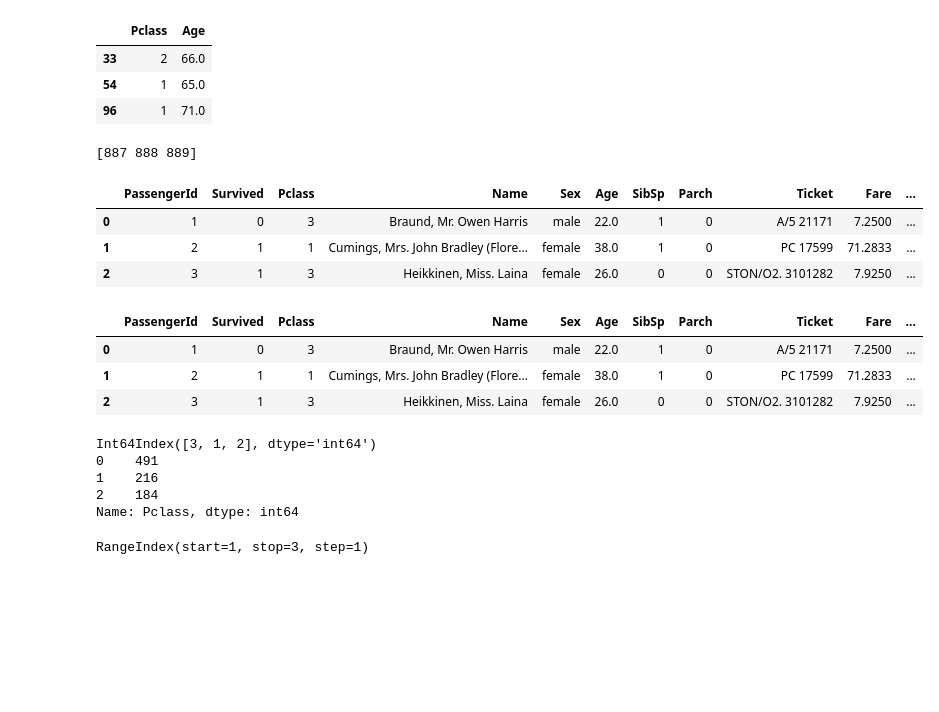
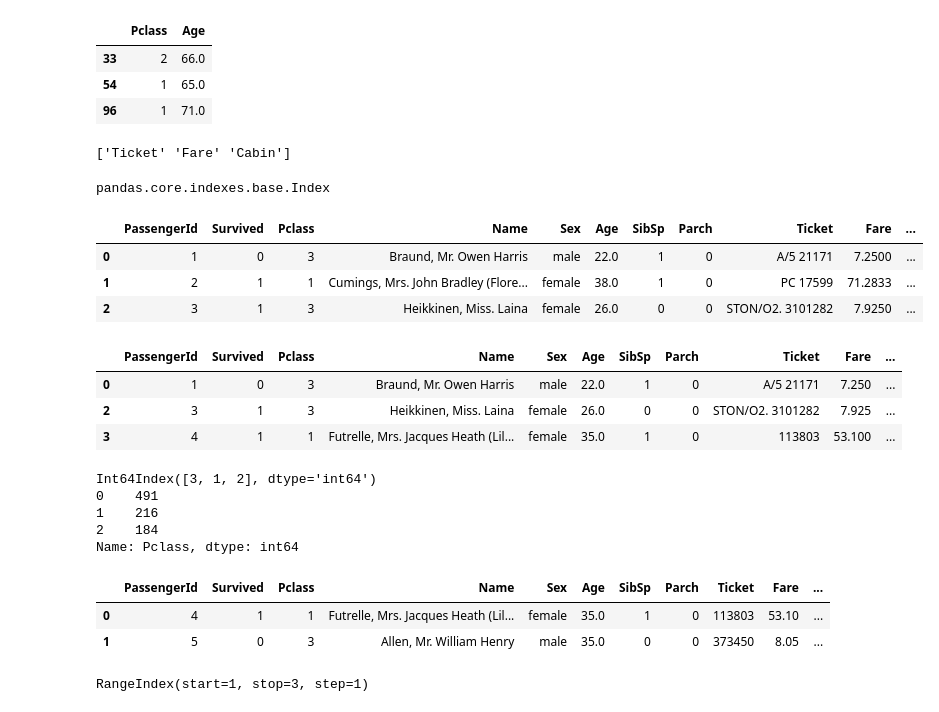
Before and after one commit to Bo-kyoung/AI-practices, a Jupyter notebook: PerfectGuide/1. NumpyPandas.ipynb, the cells around one changed output. Saved outputs shown, nothing was run; the diff lists cells and outputs as text; code cells hidden in the pictures; blank space fills up the shorter version.

```diff
--- a/PerfectGuide/numpy and pandas.ipynb
+++ b/PerfectGuide/1. NumpyPandas.ipynb
@@ -54,6 +59,6 @@ print(transpose_mat)
  [2 5 8]]
 # %%
 import pandas as pd
-titanic_df = pd.read_csv(r'C:\Users\user\PerfectGuide\train.csv')
-titanic_df.head(3)
+titanic_df = pd.read_csv(r'C:\Users\user\workplace\ToyProjects\PerfectGuide\train.csv')
+type(titanic_df.shape)
 # %% [output]
@@ -183,10 +186,12 @@ titanic_df.loc[titanic_df['Age']>60,['Pclass','Age']].head(3)
 | 54 | 1 | 65.0 |
 | 96 | 1 | 71.0 |
 # %%
-indexes = titanic_df.index
+indexes = titanic_df.columns
 print(indexes.values[-4:-1])
+type(indexes)
 # %% [output]
-[887 888 889]
+['Ticket' 'Fare' 'Cabin']
+pandas.core.indexes.base.Index
 # %%
 titanic_df['age0']=0
 titanic_df.head(3)
@@ -196,13 +201,13 @@ titanic_df.head(3)
 | 1 | 2 | 1 | 1 | Cumings, Mrs. John Bradley (Flore... | female | 38.0 | 1 | 0 | PC 17599 | 71.2833 | ... |
 | 2 | 3 | 1 | 3 | Heikkinen, Miss. Laina | female | 26.0 | 0 | 0 | STON/O2. 3101282 | 7.9250 | ... |
 # %%
-titanic_df.drop('age0',axis = 1, inplace=True)
+titanic_df.drop(1,axis = 0, inplace=True)
 titanic_df.head(3)
 # %% [output]
 |  | PassengerId | Survived | Pclass | Name | Sex | Age | SibSp | Parch | Ticket | Fare | ... |
-| 0 | 1 | 0 | 3 | Braund, Mr. Owen Harris | male | 22.0 | 1 | 0 | A/5 21171 | 7.2500 | ... |
-| 1 | 2 | 1 | 1 | Cumings, Mrs. John Bradley (Flore... | female | 38.0 | 1 | 0 | PC 17599 | 71.2833 | ... |
-| 2 | 3 | 1 | 3 | Heikkinen, Miss. Laina | female | 26.0 | 0 | 0 | STON/O2. 3101282 | 7.9250 | ... |
+| 0 | 1 | 0 | 3 | Braund, Mr. Owen Harris | male | 22.0 | 1 | 0 | A/5 21171 | 7.250 | ... |
+| 2 | 3 | 1 | 3 | Heikkinen, Miss. Laina | female | 26.0 | 0 | 0 | STON/O2. 3101282 | 7.925 | ... |
+| 3 | 4 | 1 | 1 | Futrelle, Mrs. Jacques Heath (Lil... | female | 35.0 | 1 | 0 | 113803 | 53.100 | ... |
 # %%
 a = titanic_df['Pclass'].value_counts()
 print(a.index)
@@ -214,6 +219,14 @@ Int64Index([3, 1, 2], dtype='int64')
 1    216
 2    184
 Name: Pclass, dtype: int64
+# %%
+test = titanic_df.loc[3:4,:]
+test.reset_index(inplace = True, drop = True)
+test
+# %% [output]
+|  | PassengerId | Survived | Pclass | Name | Sex | Age | SibSp | Parch | Ticket | Fare | ... |
+| 0 | 4 | 1 | 1 | Futrelle, Mrs. Jacques Heath (Lil... | female | 35.0 | 1 | 0 | 113803 | 53.10 | ... |
+| 1 | 5 | 0 | 3 | Allen, Mr. William Henry | male | 35.0 | 0 | 0 | 373450 | 8.05 | ... |
 # %%
 titanic_df.iloc[1:3,0:2].index
 # %% [output]
```
Also changed, not shown: parts of 7 cells of this notebook, 11 other files.
